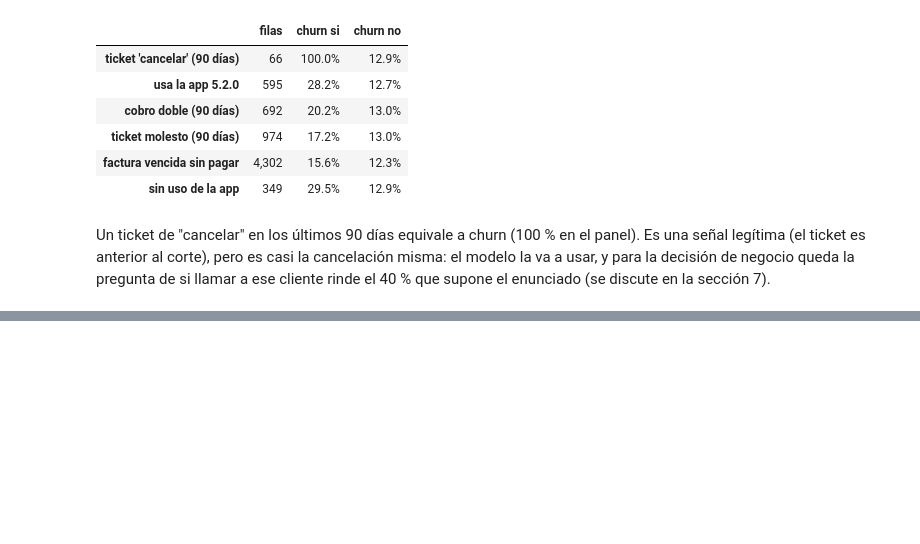
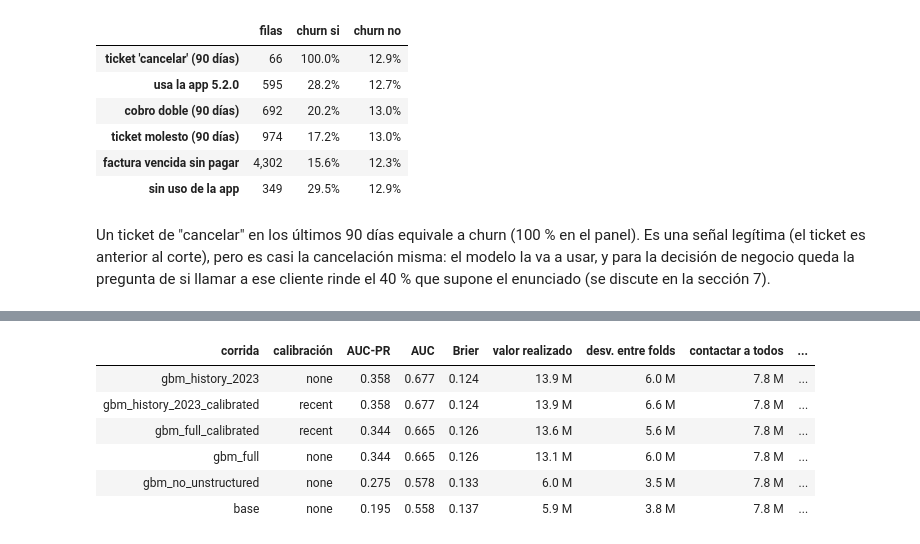
Before and after one commit to unfresh25/conecta-churn, a Jupyter notebook: solucion.ipynb, the cells around one changed output, grey strips where cells are left out. Saved outputs shown, nothing was run; the diff lists cells and outputs as text; code cells hidden in the pictures; blank space fills up the shorter version.

```diff
--- a/solucion.ipynb
+++ b/solucion.ipynb
@@ -370,0 +442,10 @@ rinde el 40 % que supone el enunciado (se discute en la sección 7).
+# %%
+mlflow.set_tracking_uri(TRACKING_URI)
+runs = mlflow.search_runs(experiment_names=[EXPERIMENT], order_by=["metrics.realized_value DESC"])
+cols_show = {"tags.mlflow.runName": "corrida", "params.calibration": "calibración", "metrics.auc_pr": "AUC-PR",
+             "metrics.auc": "AUC", "metrics.brier": "Brier", "metrics.realized_value": "valor realizado",
+             "metrics.realized_value_std": "desv. entre folds", "metrics.value_contact_all": "contactar a todos",
+             "metrics.value_oracle": "oráculo", "metrics.n_contacted": "contactados/mes"}
+board = runs[list(cols_show)].rename(columns=cols_show)
+money = {c: (lambda v: f"{v / 1e6:,.1f} M") for c in ["valor realizado", "desv. entre folds", "contactar a todos", "oráculo"]}
+board.style.format({"AUC-PR": "{:.3f}", "AUC": "{:.3f}", "Brier": "{:.3f}", "contactados/mes": "{:,.0f}", **money}).hide(axis="index")
@@ -370,0 +500,13 @@ rinde el 40 % que supone el enunciado (se discute en la sección 7).
+# %%
+# Registro completo en MLflow: las 6 corridas
+runs = mlflow.search_runs(experiment_names=[EXPERIMENT], order_by=["metrics.realized_value DESC"])
+runs[list(cols_show)].rename(columns=cols_show).style.format(
+    {"AUC-PR": "{:.3f}", "AUC": "{:.3f}", "Brier": "{:.3f}", "contactados/mes": "{:,.0f}", **money}).hide(axis="index")
+# %% [output]
+| corrida | calibración | AUC-PR | AUC | Brier | valor realizado | desv. entre folds | contactar a todos | ... |
+| gbm_history_2023 | none | 0.358 | 0.677 | 0.124 | 13.9 M | 6.0 M | 7.8 M | ... |
+| gbm_history_2023_calibrated | recent | 0.358 | 0.677 | 0.124 | 13.9 M | 6.6 M | 7.8 M | ... |
+| gbm_full_calibrated | recent | 0.344 | 0.665 | 0.126 | 13.6 M | 5.6 M | 7.8 M | ... |
+| gbm_full | none | 0.344 | 0.665 | 0.126 | 13.1 M | 6.0 M | 7.8 M | ... |
+| gbm_no_unstructured | none | 0.275 | 0.578 | 0.133 | 6.0 M | 3.5 M | 7.8 M | ... |
+| base | none | 0.195 | 0.558 | 0.137 | 5.9 M | 3.8 M | 7.8 M | ... |
```
Also changed, not shown: parts of 12 cells of this notebook, 2 other files.
